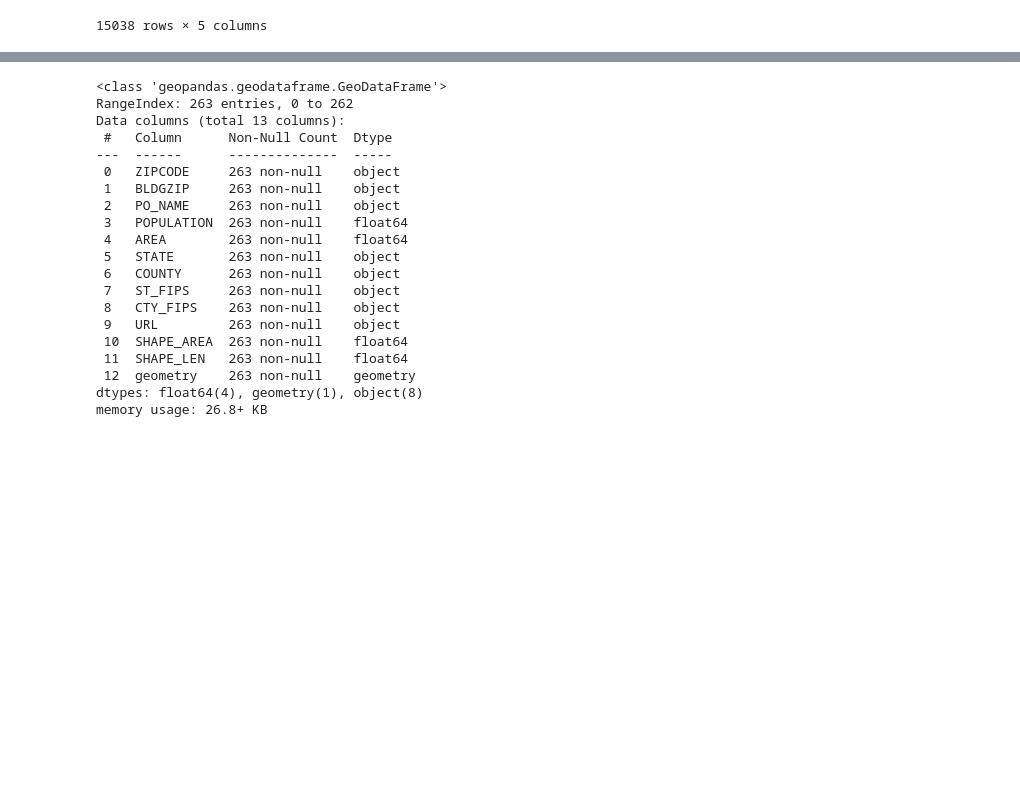
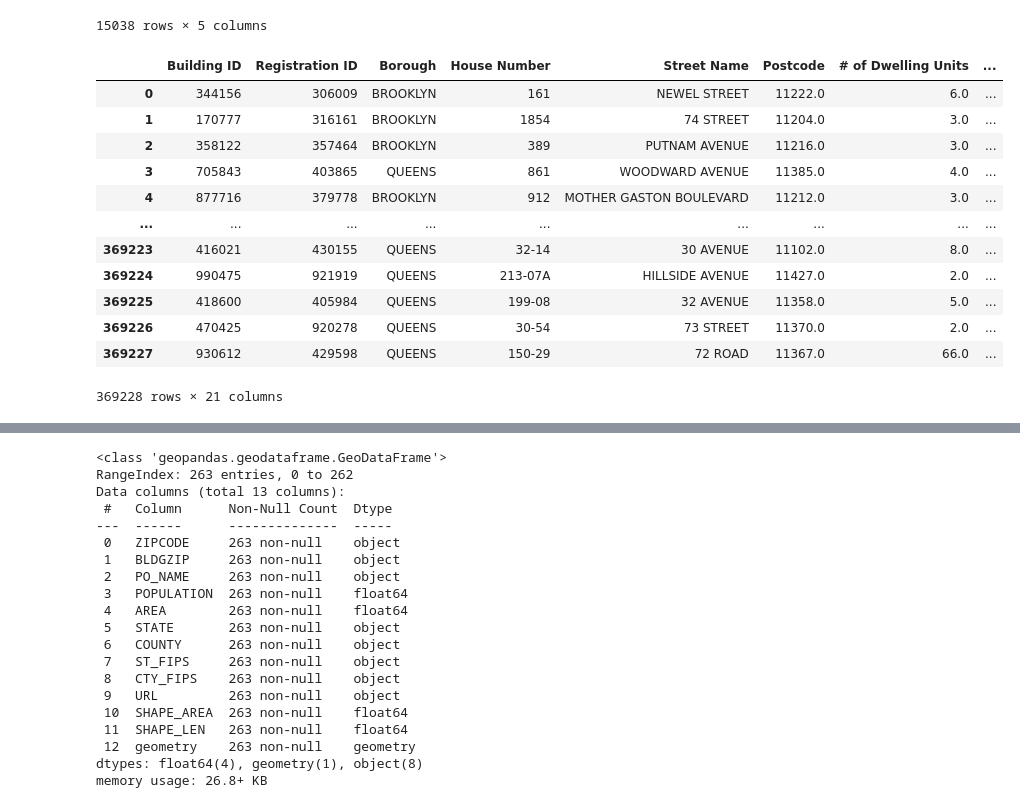
Before and after one commit to harrysyz99/4501-project, a Jupyter notebook: analysis.ipynb, the cells around one changed output, grey strips where cells are left out. Cells and saved outputs as stored; diff of their text form; code cells hidden in the pictures; blank space fills up the shorter version.

```diff
--- a/analysis.ipynb
+++ b/analysis.ipynb
@@ -248,4 +248,20 @@ filter_zillow(a,nyc_zips)
 | 15036 | 15036 | 61723 | 10162 | 2023-07-31 | NaN |
 | 15037 | 15037 | 61618 | 10004 | 2023-07-31 | 4270.158740 |
 15038 rows × 5 columns
+# %%
+pd.read_csv("data/Bedbug_Reporting_20231203.csv")
+# %% [output]
+|  | Building ID | Registration ID | Borough | House Number | Street Name | Postcode | # of Dwelling Units | ... |
+| 0 | 344156 | 306009 | BROOKLYN | 161 | NEWEL STREET | 11222.0 | 6.0 | ... |
+| 1 | 170777 | 316161 | BROOKLYN | 1854 | 74 STREET | 11204.0 | 3.0 | ... |
+| 2 | 358122 | 357464 | BROOKLYN | 389 | PUTNAM AVENUE | 11216.0 | 3.0 | ... |
+| 3 | 705843 | 403865 | QUEENS | 861 | WOODWARD AVENUE | 11385.0 | 4.0 | ... |
+| 4 | 877716 | 379778 | BROOKLYN | 912 | MOTHER GASTON BOULEVARD | 11212.0 | 3.0 | ... |
+| ... | ... | ... | ... | ... | ... | ... | ... | ... |
+| 369223 | 416021 | 430155 | QUEENS | 32-14 | 30 AVENUE | 11102.0 | 8.0 | ... |
+| 369224 | 990475 | 921919 | QUEENS | 213-07A | HILLSIDE AVENUE | 11427.0 | 2.0 | ... |
+| 369225 | 418600 | 405984 | QUEENS | 199-08 | 32 AVENUE | 11358.0 | 5.0 | ... |
+| 369226 | 470425 | 920278 | QUEENS | 30-54 | 73 STREET | 11370.0 | 2.0 | ... |
+| 369227 | 930612 | 429598 | QUEENS | 150-29 | 72 ROAD | 11367.0 | 66.0 | ... |
+369228 rows × 21 columns
 # %%
```
Also changed, not shown: parts of 12 cells of this notebook, 1 other file.
